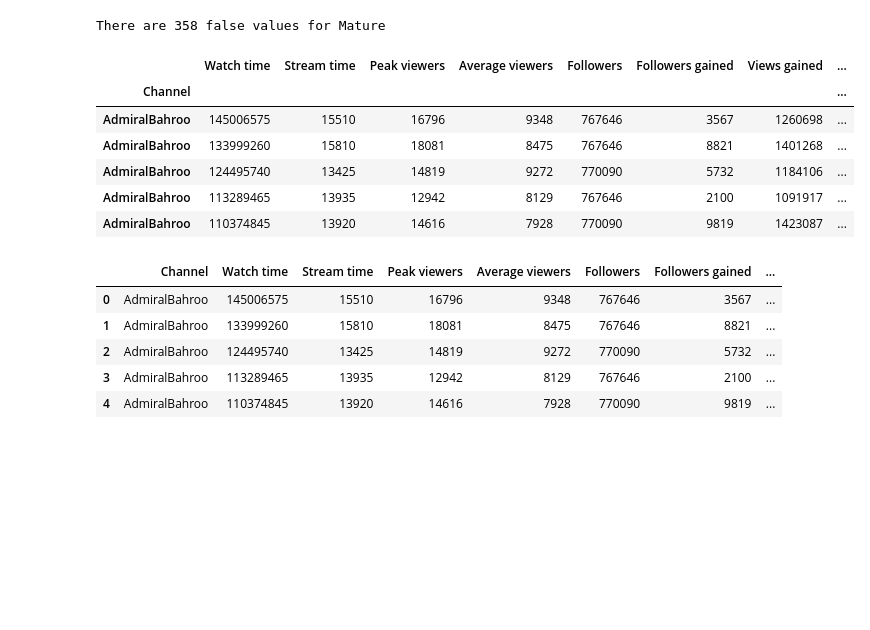
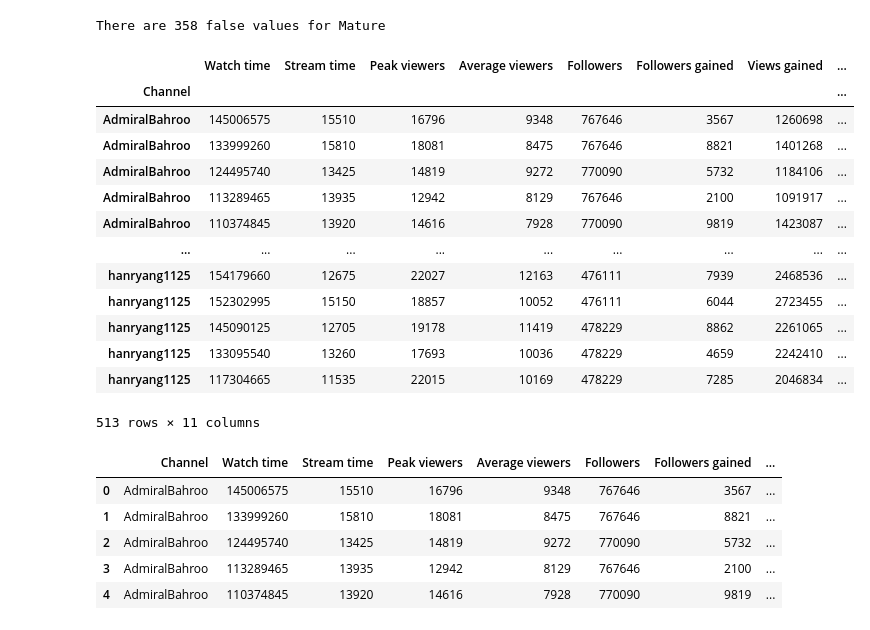
Before and after one commit to Liyih/Twitch.tv-Metrics-Analysis, a Jupyter notebook: DS3000_FP4_Group33.ipynb, the cells around one changed output. Drawn from its saved outputs; the diff is of its cells as text; code cells hidden in the pictures; blank space fills up the shorter version.

```diff
--- a/DS3000_FP4_Group33.ipynb
+++ b/DS3000_FP4_Group33.ipynb
@@ -162,15 +162,22 @@ finaldata = check_continuous_variables(finaldata, "Mature")
 # %% [output]
 There are 358 false values for Mature
 # %%
-finaldata.head()
+finaldata
 # %% [output]
 |  | Watch time | Stream time | Peak viewers | Average viewers | Followers | Followers gained | Views gained | ... |
 | Channel |  |  |  |  |  |  |  | ... |
 | AdmiralBahroo | 145006575 | 15510 | 16796 | 9348 | 767646 | 3567 | 1260698 | ... |
 | AdmiralBahroo | 133999260 | 15810 | 18081 | 8475 | 767646 | 8821 | 1401268 | ... |
 | AdmiralBahroo | 124495740 | 13425 | 14819 | 9272 | 770090 | 5732 | 1184106 | ... |
 | AdmiralBahroo | 113289465 | 13935 | 12942 | 8129 | 767646 | 2100 | 1091917 | ... |
 | AdmiralBahroo | 110374845 | 13920 | 14616 | 7928 | 770090 | 9819 | 1423087 | ... |
+| ... | ... | ... | ... | ... | ... | ... | ... | ... |
+| hanryang1125 | 154179660 | 12675 | 22027 | 12163 | 476111 | 7939 | 2468536 | ... |
+| hanryang1125 | 152302995 | 15150 | 18857 | 10052 | 476111 | 6044 | 2723455 | ... |
+| hanryang1125 | 145090125 | 12705 | 19178 | 11419 | 478229 | 8862 | 2261065 | ... |
+| hanryang1125 | 133095540 | 13260 | 17693 | 10036 | 478229 | 4659 | 2242410 | ... |
+| hanryang1125 | 117304665 | 11535 | 22015 | 10169 | 478229 | 7285 | 2046834 | ... |
+513 rows × 11 columns
 # %%
 #function returns features and target variables
 def features_target(df, target_var):
```
Also changed, not shown: parts of 11 cells of this notebook, 3 other files.
